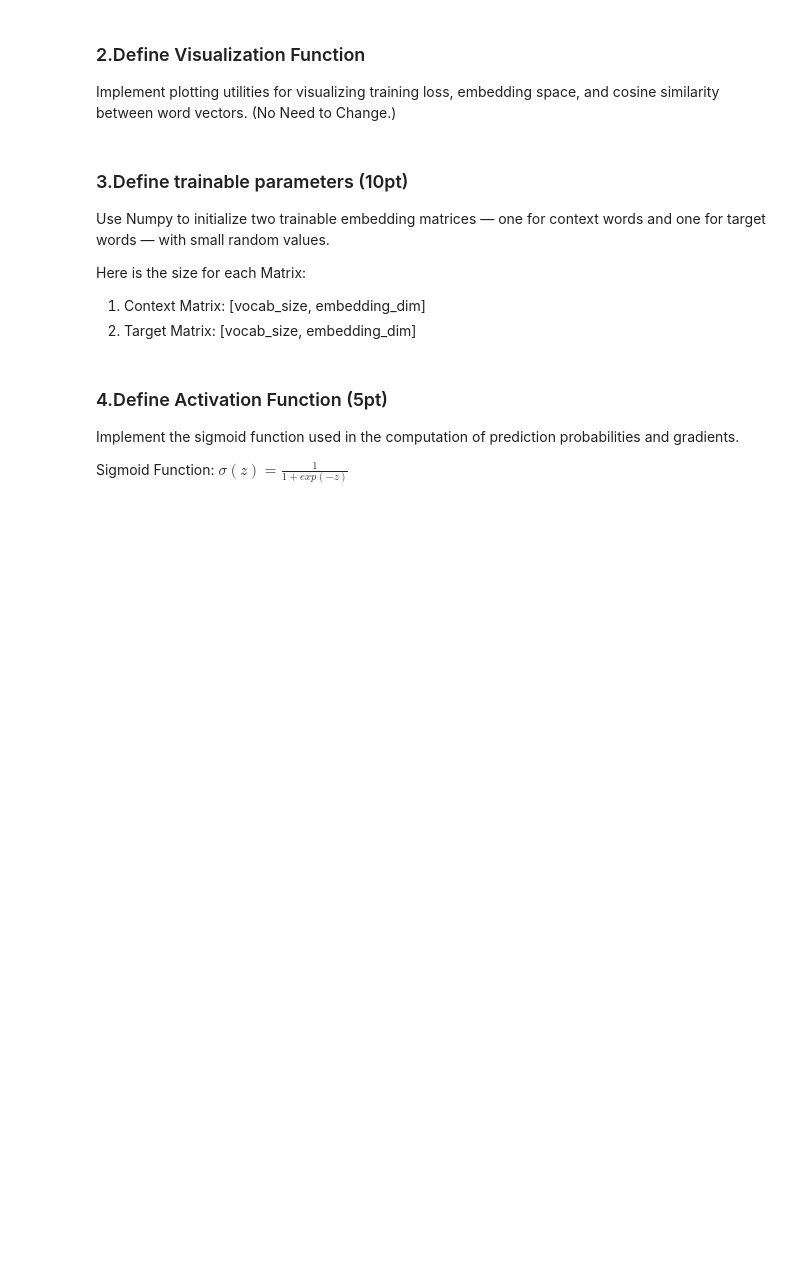
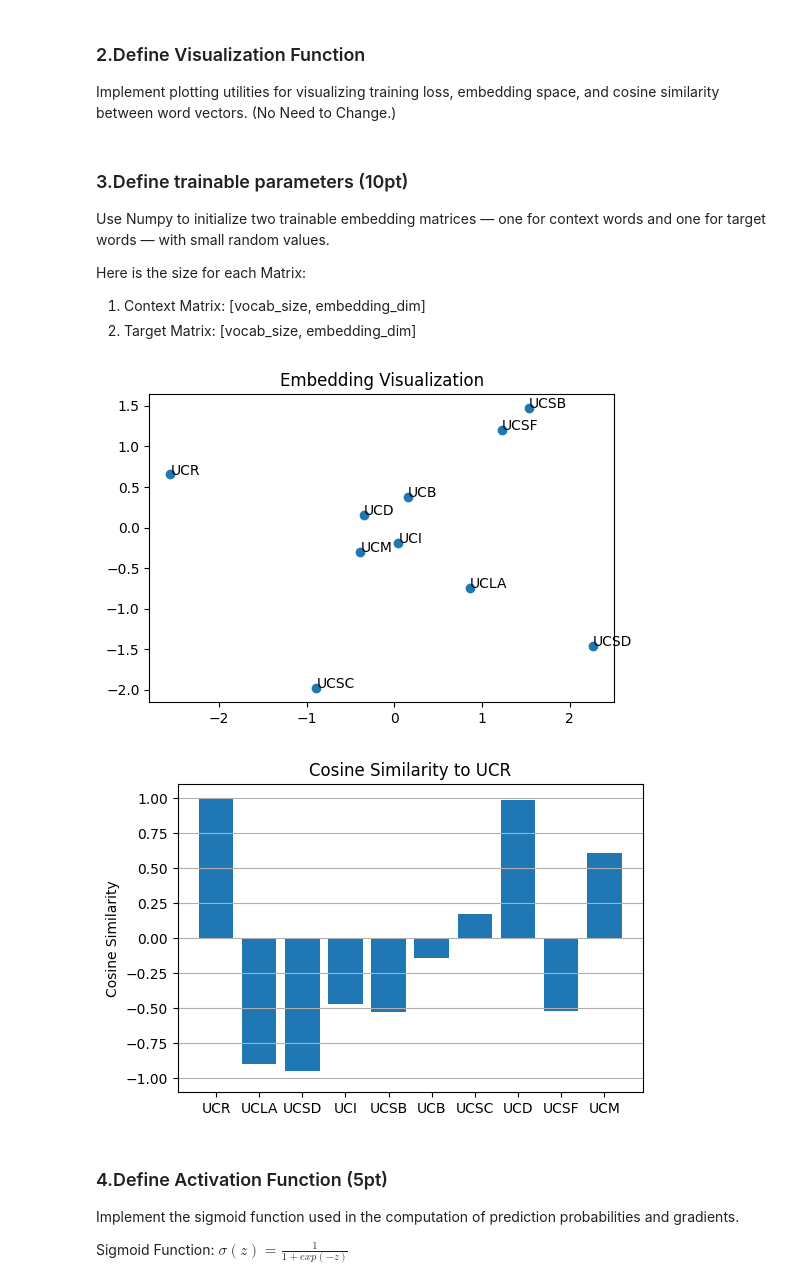
Before and after one commit to Shubhamd13/NLP, a Jupyter notebook: Hw1_Skip_Gram_Model.ipynb, the cells around one changed output. Drawn from its saved outputs; the diff is of its cells as text; code cells hidden in the pictures; blank space fills up the shorter version.

```diff
--- a/Hw1_Skip_Gram_Model.ipynb
+++ b/Hw1_Skip_Gram_Model.ipynb
@@ -110,21 +110,24 @@ Here is the size for each Matrix:
 # %%
 def initialize_parameters(vocab_size, embedding_dim):
   # Context Matrix
   ####! add your code here
-  W1 =
+  W1 = np.random.randn(vocab_size, embedding_dim)
   ####
 
   # Target Matrix
   ####! add your code here
-  W2 =
+  W2 = np.random.randn(vocab_size, embedding_dim)
   ####
 
   return W1, W2
 
 # visualization
 W1, W2 = initialize_parameters(vocab_size, embedding_dim)
 plot_embedding(W2, vocab)
 plot_cosine_similarity(W2, vocab)
+# %% [output]
+[figure, added]
+[figure, added]
 # %% [markdown]
 ### 4.Define Activation Function (5pt)
 Implement the sigmoid function used in the computation of prediction probabilities and gradients.
```
Also changed, not shown: parts of 2 cells of this notebook.
